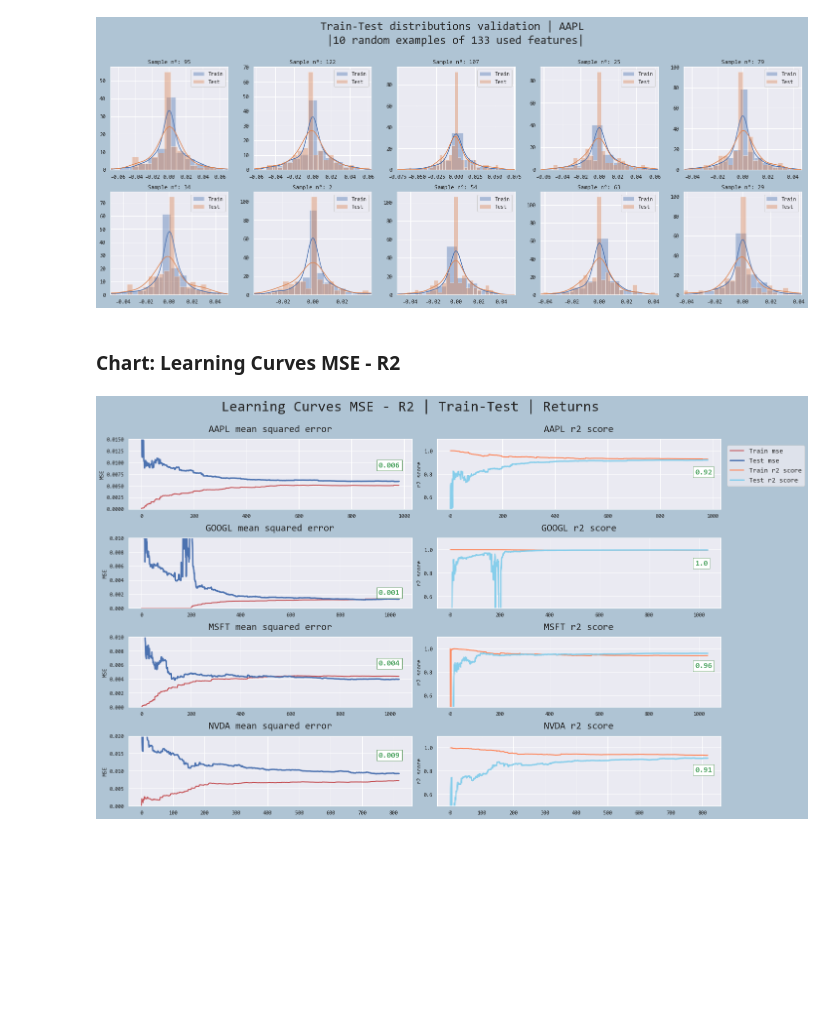
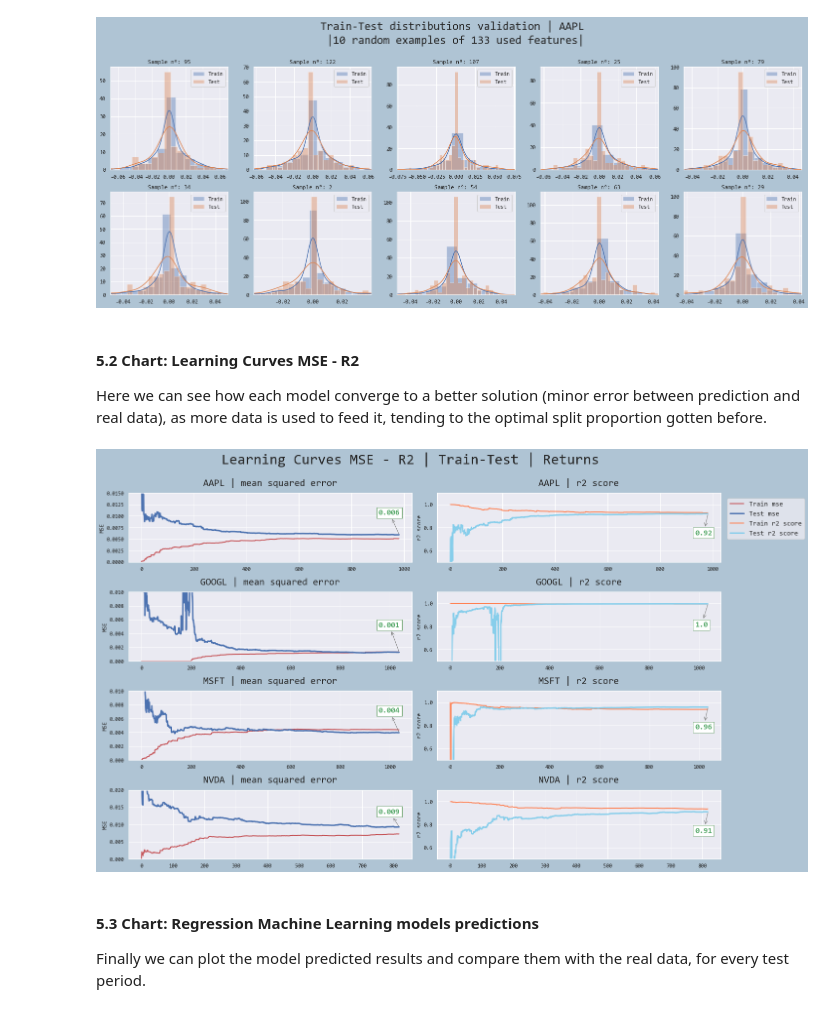
Before and after one commit to sebagrasso/Algorithmic_Regression_ML, a Jupyter notebook: Algorithmic_RegML.ipynb, the cells around one changed output. Drawn from its saved outputs; the diff is of its cells as text; code cells hidden in the pictures; blank space fills up the shorter version.

```diff
--- a/Algorithmic_RegML.ipynb
+++ b/Algorithmic_RegML.ipynb
@@ -2,0 +17,4 @@
+# %%
+ticks_strategy = ['AAPL', 'BMW.DE', 'BTC-USD', 'ETH-USD', 'GOOGL', 'MSFT', 'NVDA', 'SHEL.L', 'TSLA']
+# %%
+data = data.read_parquet("export/data.gzip")
@@ -848,9 +807,10 @@ plt.show()
 # %% [output]
 [figure]
 # %% [markdown]
-### Chart: Learning Curves MSE - R2
+#### 5.2 Chart: Learning Curves MSE - R2
+Here we can see how each model converge to a better solution (minor error between prediction and real data), as more data is used to feed it, tending to the optimal split proportion gotten before.
 # %%
-def plot_learning_curves(target_tic, X, y, ax1, ax2, poly = "", ylim11 = None, ylim12 = None, ylim21 = None, ylim22 = None, title = "Learning Curve"):
+def plot_learning_curves(target_tic, X, y, ax1, ax2, ylim11 = None, ylim12 = None, ylim21 = None, ylim22 = None, mult_annoty = 1):
     """
     Input:
         * model
@@ -858,9 +818,8 @@ def plot_learning_curves(target_tic, X, y, ax1, ax2, poly = "", ylim11 = None, y
         * y
         * train test split size (default = 0.3)
         * ax, if you want to plot it in a combined plot (default = "")
-        * poly, if you want to use a polynomial model (default = "")
-        * ylim1 (default = None)
-        * ylim2 (default = None)
+        * ylims (default = None)
+        * ylims (default = None)
     """
     model = estimator[target_tic]
     test_size = best_models1.loc[(best_models1.index.get_level_values(0) == target_tic)].index.get_level_values(4)[0]
@@ -870,11 +829,7 @@ def plot_learning_curves(target_tic, X, y, ax1, ax2, poly = "", ylim11 = None, y
     train_scores, test_scores = [], []
 
     for m in range(1, len(X_train)):
-        if poly == "":
-            model.fit(X_train[:m], y_train[:m])
-        else:
-            X_poly = poly.fit_transform(X_train[:m])
-            model.fit(X_poly, y_train[:m])
+        model.fit(X_train[:m], y_train[:m])
 
         y_train_predict = model.predict(X_train[:m])
         y_test_predict = model.predict(X_test)
@@ -885,48 +840,58 @@ def plot_learning_curves(target_tic, X, y, ax1, ax2, poly = "", ylim11 = None, y
         train_scores.append(r2_score(y_train[:m], y_train_predict))
         test_scores.append(r2_score(y_test, y_test_predict))
 
-    ax1.set_title(f"{target_tic} mean squared error", font = "consolas", fontsize = 20, pad = 15)
+    ax1.set_title(f"{target_tic} | mean squared error", font = "consolas", fontsize = 20, pad = 15)
     ax1.plot(np.sqrt(train_errors), "r-", linewidth=2, label="Train mse")
     ax1.plot(np.sqrt(test_errors), "b-", linewidth=3, label="Test mse")
     ax1.set_ylim(ylim11,ylim12)
     ax1.set_ylabel("MSE", fontsize = 12)
-    ax1.annotate(f"{np.round(np.sqrt(test_errors[-1]),3)}", [len(test_errors)*.92,np.sqrt(test_errors[-1])*1.5], fontsize = 16, color = "g", fontweight = "bold",
-                bbox = dict(facecolor = "white", edgecolor = "darkgreen", linewidth = 0.5))
+    ax1.annotate(f"{np.round(np.sqrt(test_errors[-1]),3)}", [len(test_errors),np.sqrt(test_errors[-1])],
+                 xytext=(len(test_errors)*.92,np.sqrt(test_errors[-1]*mult_annoty)),
+                 fontsize = 16, color = "g", fontweight = "bold",
+                 bbox = dict(facecolor = "white", edgecolor = "darkgreen", linewidth = 0.5),
+                 arrowprops=dict(facecolor='gray', edgecolor='gray', arrowstyle = "<-"))
 
-    ax2.set_title(f"{target_tic} r2 score", font = "consolas", fontsize = 20, pad = 15)
+    ax2.set_title(f"{target_tic} | r2 score", font = "consolas", fontsize = 20, pad = 15)
     ax2.plot(train_scores, c = "coral", linewidth=2, label="Train r2 score")
     ax2.plot(test_scores, c = "skyblue", linewidth=3, label="Test r2 score")
     ax2.set_ylim(ylim21,ylim22)
     ax2.set_ylabel("r2 score", fontsize = 12)
-    ax2.annotate(f"{np.round(test_scores[-1],2)}", [len(test_scores)*.95,test_scores[-1]*.87], fontsize = 16, color = "g", fontweight = "bold",
-                bbox = dict(facecolor = "white", edgecolor = "darkgreen", linewidth = 0.5))
+    ax2.annotate(f"{np.round(test_scores[-1],2)}", [len(test_scores),test_scores[-1]],
+                 xytext=(len(test_scores)*.95,test_scores[-1]*.8),
+                 fontsize = 16, color = "g", fontweight = "bold",
+                 bbox = dict(facecolor = "white", edgecolor = "darkgreen", linewidth = 0.5),
+                 arrowprops=dict(facecolor='gray', edgecolor='gray', arrowstyle = "<-"))
 # %%
 fig,ax = plt.subplots(figsize = (18,12))
 fig.suptitle("Learning Curves MSE - R2 | Train-Test | Returns", fontsize = 30, y = 1.001)
 
 ax1 = plt.subplot(4,2,1)
 ax2 = plt.subplot(4,2,2)
 ax3 = plt.subplot(4,2,3)
 ax4 = plt.subplot(4,2,4)
 ax5 = plt.subplot(4,2,5)
 ax6 = plt.subplot(4,2,6)
 ax7 = plt.subplot(4,2,7)
 ax8 = plt.subplot(4,2,8)
 
-plot_learning_curves("AAPL", X, y, ax1, ax2, ylim11 = 0, ylim12 = 0.015, ylim21 = 0.5, ylim22 = 1.1)
-plot_learning_curves("GOOGL", X, y, ax3, ax4, ylim11 = 0, ylim12 = 0.01, ylim21 = 0.5, ylim22 = 1.1)
-plot_learning_curves("MSFT", X, y, ax5, ax6, ylim11 = 0, ylim12 = 0.01, ylim21 = 0.5, ylim22 = 1.1)
-plot_learning_curves("NVDA", X, y, ax7, ax8, ylim11 = 0, ylim12 = 0.02, ylim21 = 0.5, ylim22 = 1.1)
+plot_learning_curves("AAPL", X, y, ax1, ax2, ylim11 = 0, ylim12 = 0.015, ylim21 = 0.5, ylim22 = 1.1, mult_annoty = 3
+                    )
+plot_learning_curves("GOOGL", X, y, ax3, ax4, ylim11 = 0, ylim12 = 0.01, ylim21 = 0.5, ylim22 = 1.1, mult_annoty = 15)
+plot_learning_curves("MSFT", X, y, ax5, ax6, ylim11 = 0, ylim12 = 0.01, ylim21 = 0.5, ylim22 = 1.1, mult_annoty = 3)
+plot_learning_curves("NVDA", X, y, ax7, ax8, ylim11 = 0, ylim12 = 0.02, ylim21 = 0.5, ylim22 = 1.1, mult_annoty = 2)
 
 lines = []
 labels = []
 for ax in fig.axes[:2]:
     line, label = ax.get_legend_handles_labels()
     lines.extend(line)
     labels.extend(label)
 
 fig.legend(lines, labels, fontsize = 14, bbox_to_anchor = [1.13,0.9])
 fig.tight_layout()
 plt.show()
 # %% [output]
-[figure, old version]
+[figure, new version]
+# %% [markdown]
+#### 5.3 Chart: Regression Machine Learning models predictions
+Finally we can plot the model predicted results and compare them with the real data, for every test period.
```
Also changed, not shown: parts of 42 cells of this notebook.
